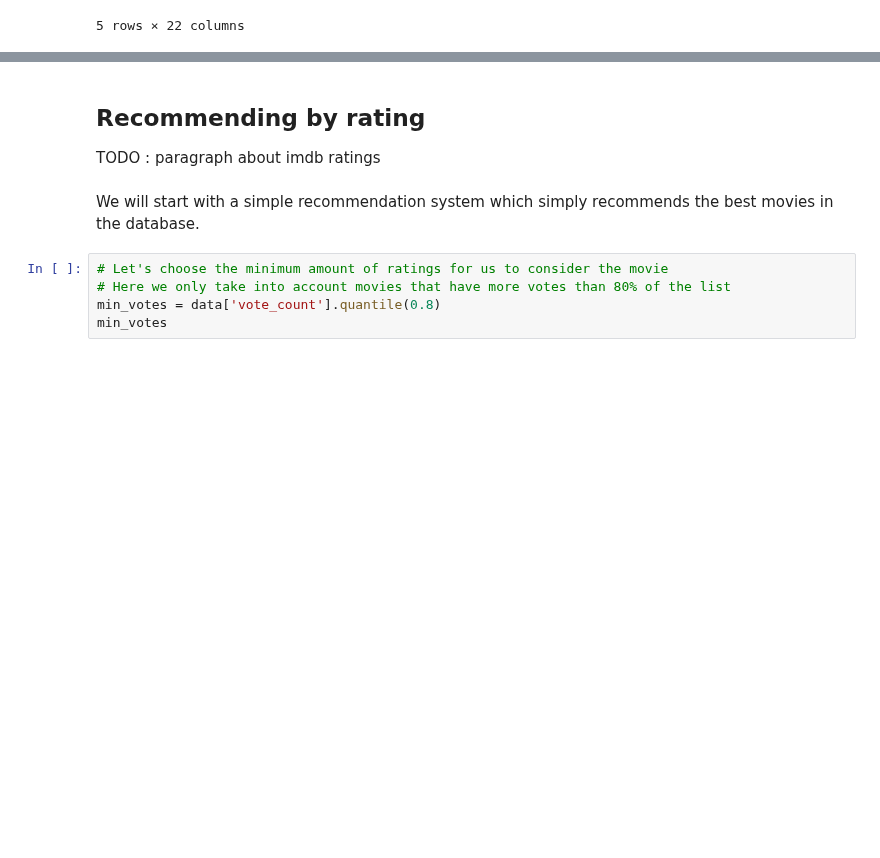
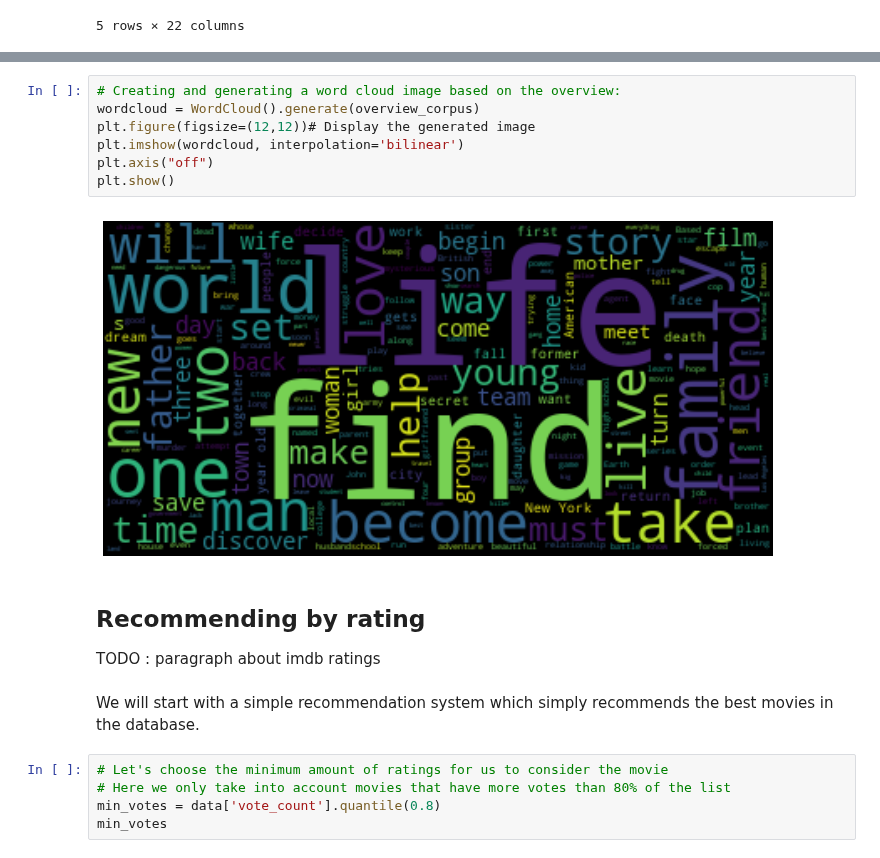
Before and after one commit to Ellana42/projet_info, a Jupyter notebook: rating_movies.ipynb, the cells around one changed output, grey strips where cells are left out. Drawn from its saved outputs; the diff is of its cells as text; blank space fills up the shorter version.

```diff
--- a/rating_movies.ipynb
+++ b/rating_movies.ipynb
@@ -294,3 +429,12 @@ pop_gen.head(10)
+# %%
+# Creating and generating a word cloud image based on the overview:
+wordcloud = WordCloud().generate(overview_corpus)
+plt.figure(figsize=(12,12))# Display the generated image
+plt.imshow(wordcloud, interpolation='bilinear')
+plt.axis("off")
+plt.show()
+# %% [output]
+[figure, added]
 # %% [markdown]
 ## Recommending by rating
 TODO : paragraph about imdb ratings
```
Also changed, not shown: parts of 33 cells of this notebook.
